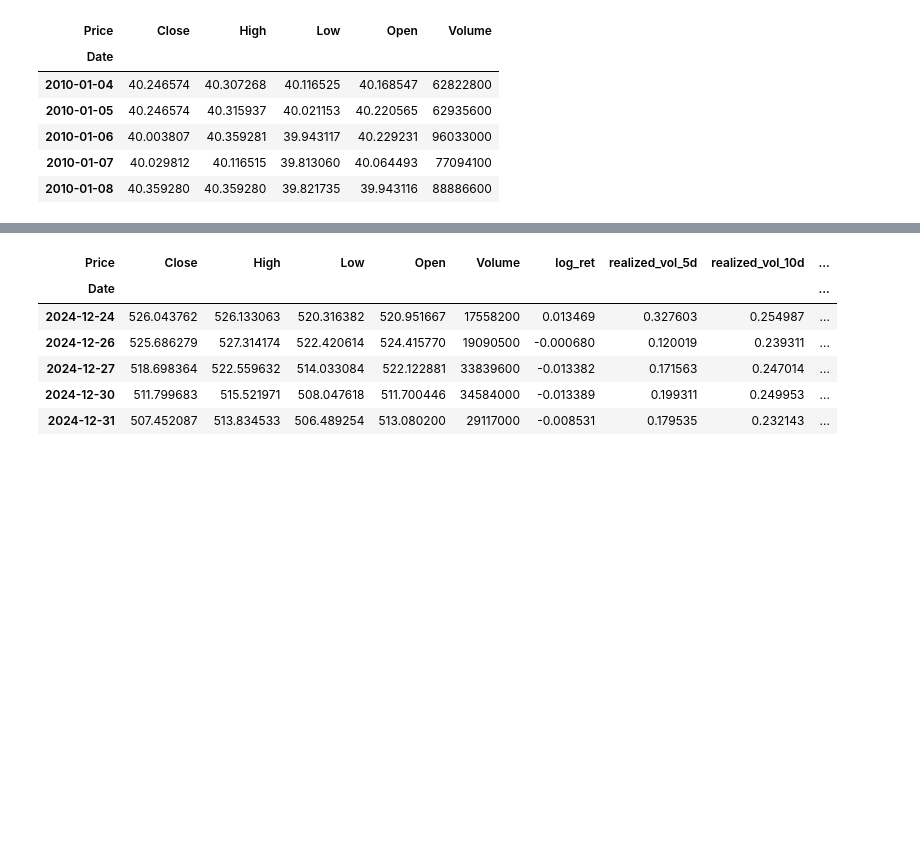
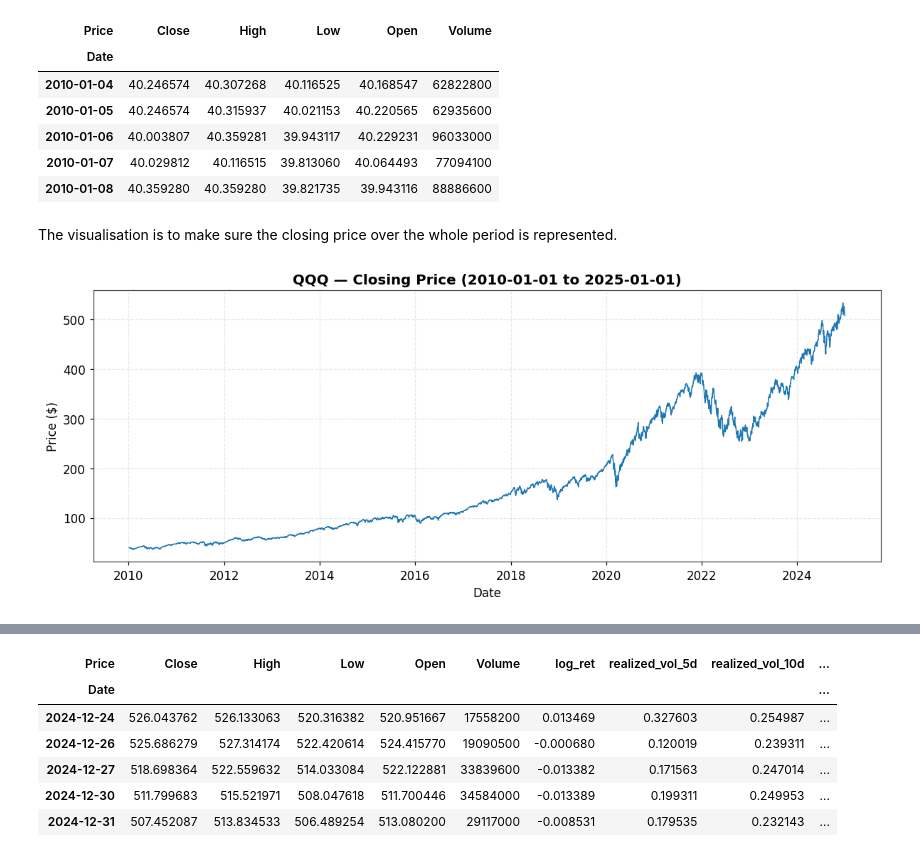
Before and after one commit to TWAPZCODE/Quant-Research, a Jupyter notebook: Volatility_Regime_Classifier.ipynb, the cells around one changed output, grey strips where cells are left out. Saved outputs shown, nothing was run; the diff lists cells and outputs as text; code cells hidden in the pictures; blank space fills up the shorter version.

```diff
--- a/Volatility_Regime_Classifier.ipynb
+++ b/Volatility_Regime_Classifier.ipynb
@@ -13,3 +15,35 @@ from sklearn.preprocessing import StandardScaler
 from sklearn.metrics import (
        accuracy_score, precision_score, recall_score, f1_score, confusion_matrix, ConfusionMatrixDisplay, classification_report
 )
+# %%
+# Shared chart style — applied once, used by every visualization below
+plt.rcParams.update({
+    "figure.dpi": 110,
+    "font.family": "sans-serif",
+    "font.size": 11,
+    "axes.titlesize": 13,
+    "axes.titleweight": "bold",
+    "axes.labelsize": 11,
+    "axes.edgecolor": "#444444",
+    "axes.linewidth": 0.8,
+    "axes.grid": True,
+    "grid.alpha": 0.25,
+    "grid.linestyle": "--",
+    "legend.frameon": False,
+    "figure.facecolor": "white",
+    "axes.facecolor": "white",
+})
+
+# Consistent color palette used across all charts
+PALETTE = {
+    "primary": "#2C6E91",    # steel blue — main series
+    "secondary": "#E28743",  # warm orange — accent / highlight
+    "tertiary": "#4C9A78",   # muted green — third series
+    "danger": "#C6564B",     # muted red — threshold / high-vol
+    "neutral": "#8C8C8C",    # gray — reference lines
+}
+
+def clean_axes(ax):
+    """Remove top/right spines for a cleaner look."""
+    ax.spines["top"].set_visible(False)
+    ax.spines["right"].set_visible(False)
@@ -36,3 +74,17 @@ data.head()
 | 2010-01-06 | 40.003807 | 40.359281 | 39.943117 | 40.229231 | 96033000 |
 | 2010-01-07 | 40.029812 | 40.116515 | 39.813060 | 40.064493 | 77094100 |
 | 2010-01-08 | 40.359280 | 40.359280 | 39.821735 | 39.943116 | 88886600 |
+# %% [markdown]
+The visualisation is to make sure the closing price over the whole period is represented.
+# %%
+fig, ax = plt.subplots(figsize=(11, 4.5))
+ax.plot(data.index, data["Close"], color=PALETTE["primary"], linewidth=1.3)
+ax.set_title(f"{ticker} — Closing Price ({start} to {end})")
+ax.set_xlabel("Date")
+ax.set_ylabel("Price ($)")
+ax.grid(axis="y")
+clean_axes(ax)
+plt.tight_layout()
+plt.show()
+# %% [output]
+[figure, added]
```
Also changed, not shown: parts of 10 cells of this notebook.
